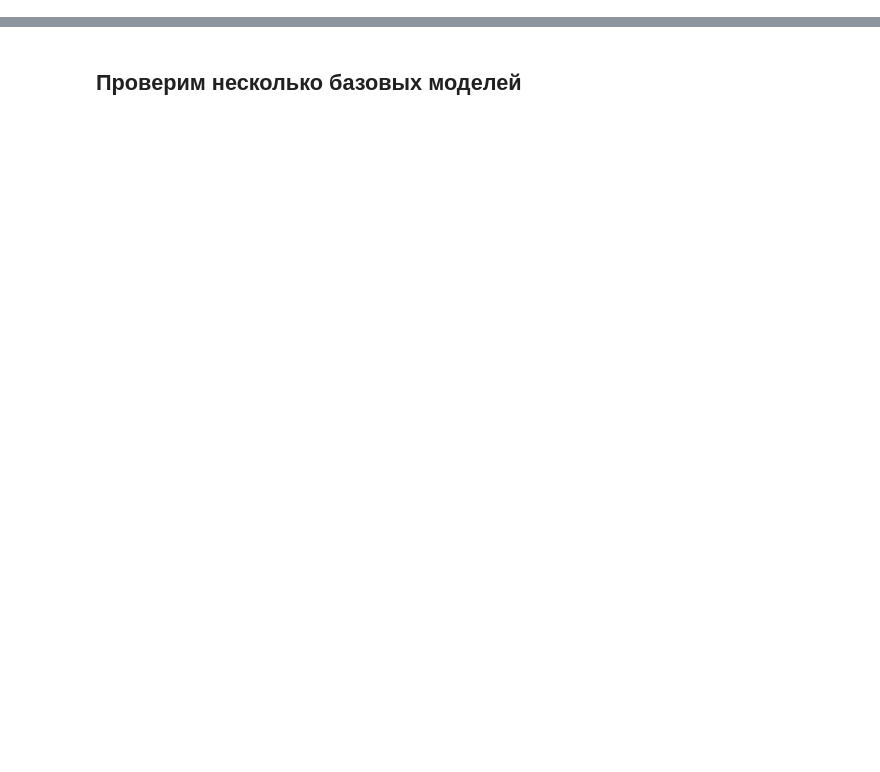
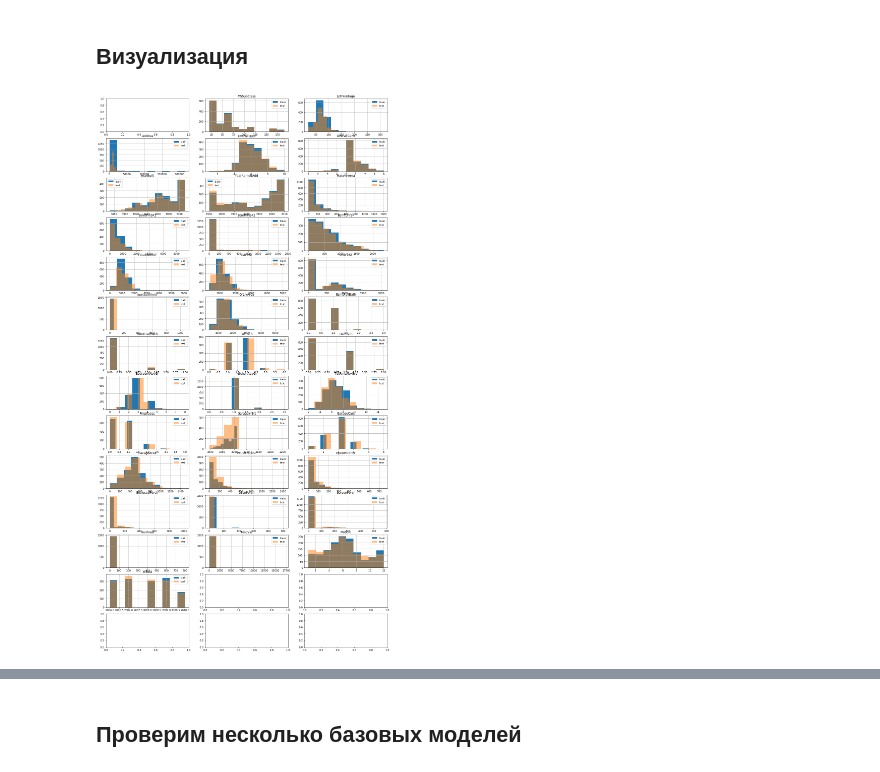
Before and after one commit to GeorgeGaziev/nikitinRegression, a Jupyter notebook: blokhin-trees-final.ipynb, the cells around one changed output, grey strips where cells are left out. Saved outputs shown, nothing was run; the diff lists cells and outputs as text; code cells hidden in the pictures; blank space fills up the shorter version.

```diff
--- a/blokhin-trees-final.ipynb
+++ b/blokhin-trees-final.ipynb
@@ -26,0 +68,13 @@ test = pd.read_csv('data/test.csv')
+# %% [markdown]
+## Визуализация
+# %%
+fig, axs = plt.subplots(14, 3, figsize=(20, 40))
+for num, col in enumerate(train.select_dtypes([np.float64, np.int64]).columns):
+    if col in test.columns and col != "Id":
+        ax = axs.flatten()[num]
+        ax = train[col].hist(label='train', ax=ax)
+        test[col].hist(ax=ax, alpha=0.5, label='test')
+        ax.legend()
+        ax.set_title(col)
+# %% [output]
+[figure, added]
```
Also changed, not shown: parts of 10 cells of this notebook.
